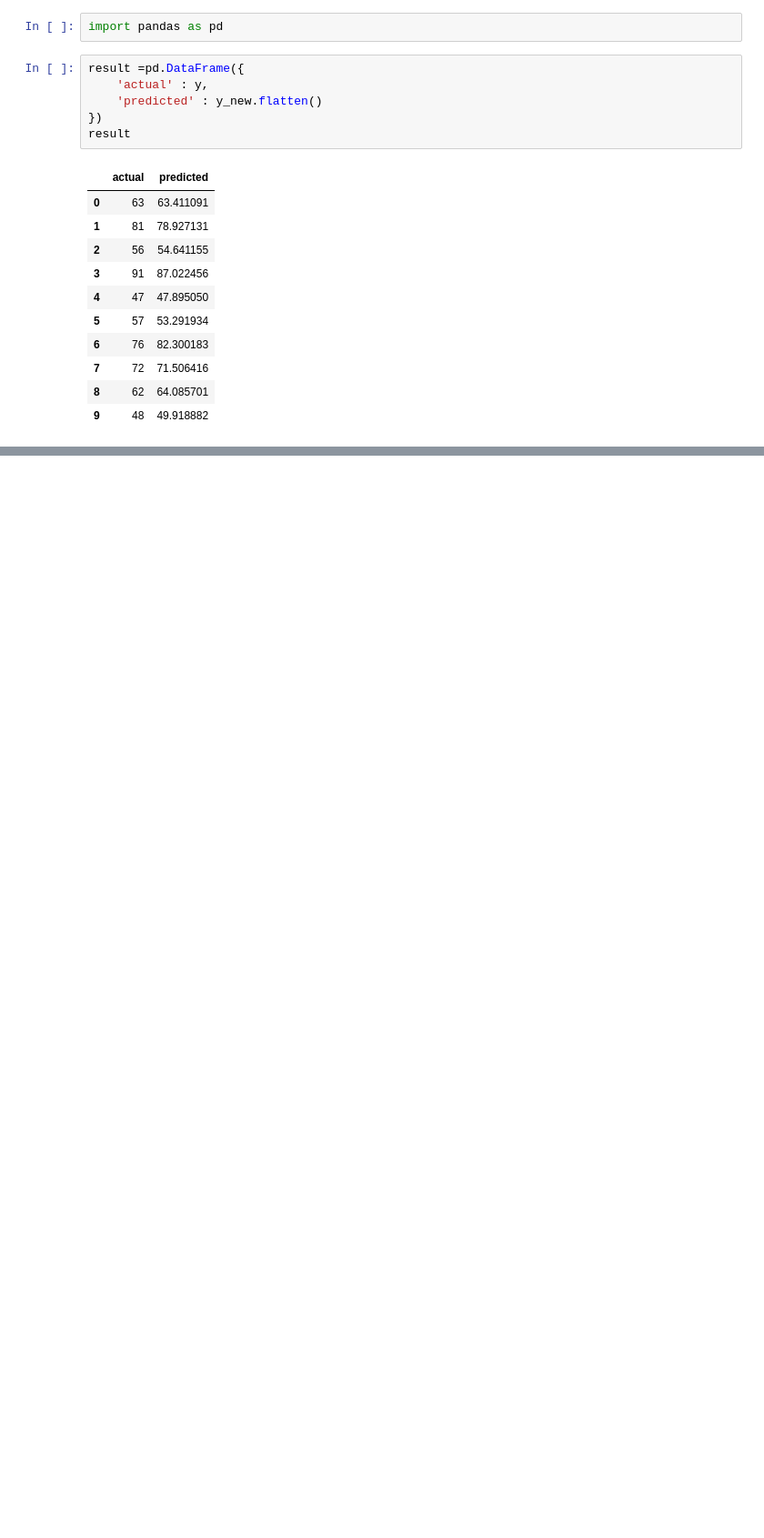
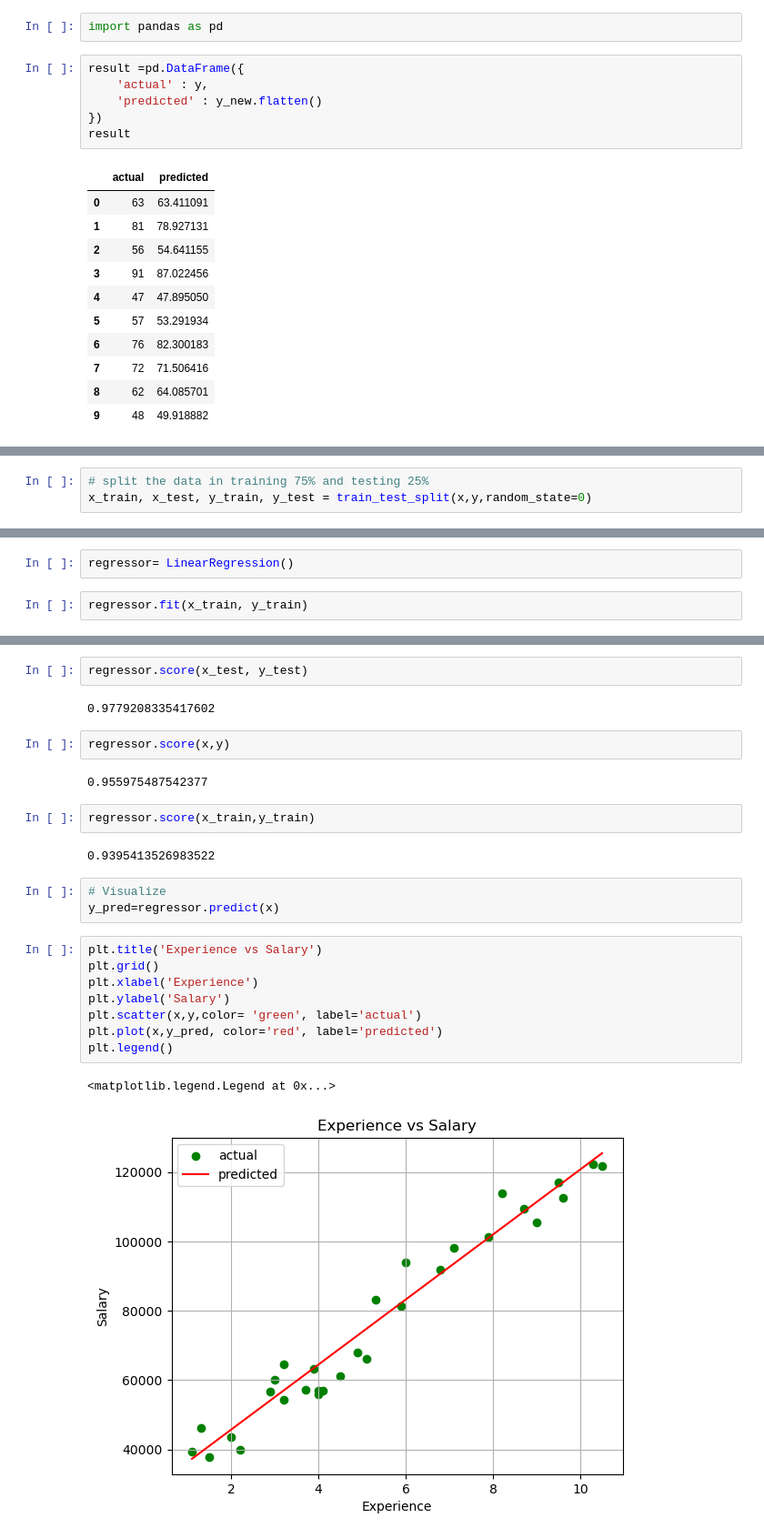
Before and after one commit to rkpun/Python-AI-code-CDAC, a Jupyter notebook: 30 Simple Linear Regression.ipynb, the cells around one changed output, grey strips where cells are left out. Shown at 91% size. Saved outputs shown, nothing was run; the diff lists cells and outputs as text; blank space fills up the shorter version.

```diff
--- a/30 Simple Linear Regression.ipynb
+++ b/30 Simple Linear Regression.ipynb
@@ -78,0 +129,3 @@ result
+# %%
+# split the data in training 75% and testing 25%
+x_train, x_test, y_train, y_test = train_test_split(x,y,random_state=0)
@@ -78,0 +150,4 @@ result
+# %%
+regressor= LinearRegression()
+# %%
+regressor.fit(x_train, y_train)
@@ -78,0 +287,26 @@ result
+# %%
+regressor.score(x_test, y_test)
+# %% [output]
+0.9779208335417602
+# %%
+regressor.score(x,y)
+# %% [output]
+0.955975487542377
+# %%
+regressor.score(x_train,y_train)
+# %% [output]
+0.9395413526983522
+# %%
+# Visualize
+y_pred=regressor.predict(x)
+# %%
+plt.title('Experience vs Salary')
+plt.grid()
+plt.xlabel('Experience')
+plt.ylabel('Salary')
+plt.scatter(x,y,color= 'green', label='actual')
+plt.plot(x,y_pred, color='red', label='predicted')
+plt.legend()
+# %% [output]
+<matplotlib.legend.Legend at 0x...>
+[figure, added]
```
Also changed, not shown: parts of 32 cells of this notebook, 2 other files.
